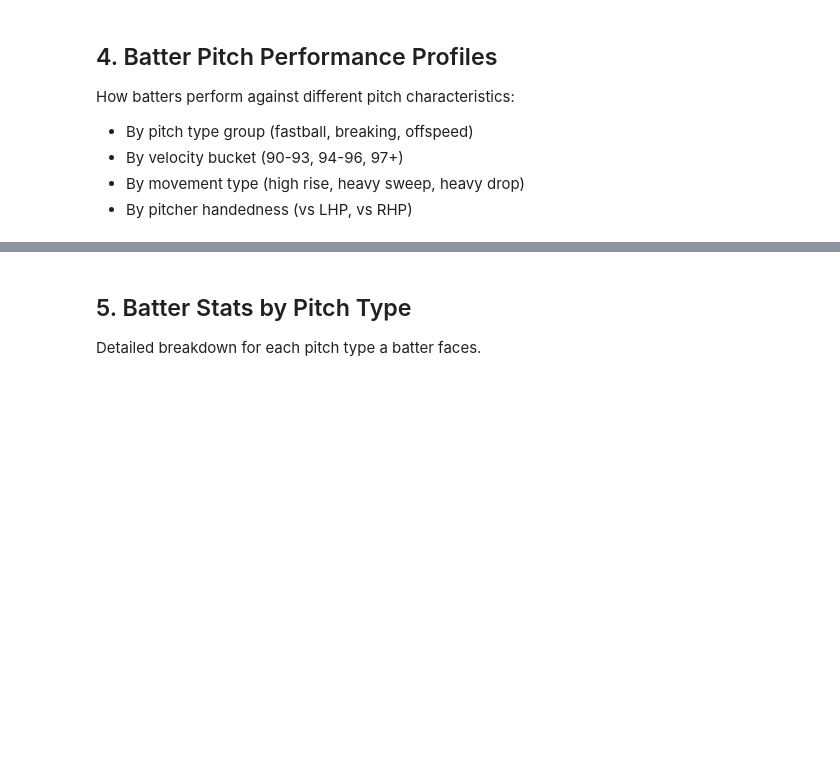
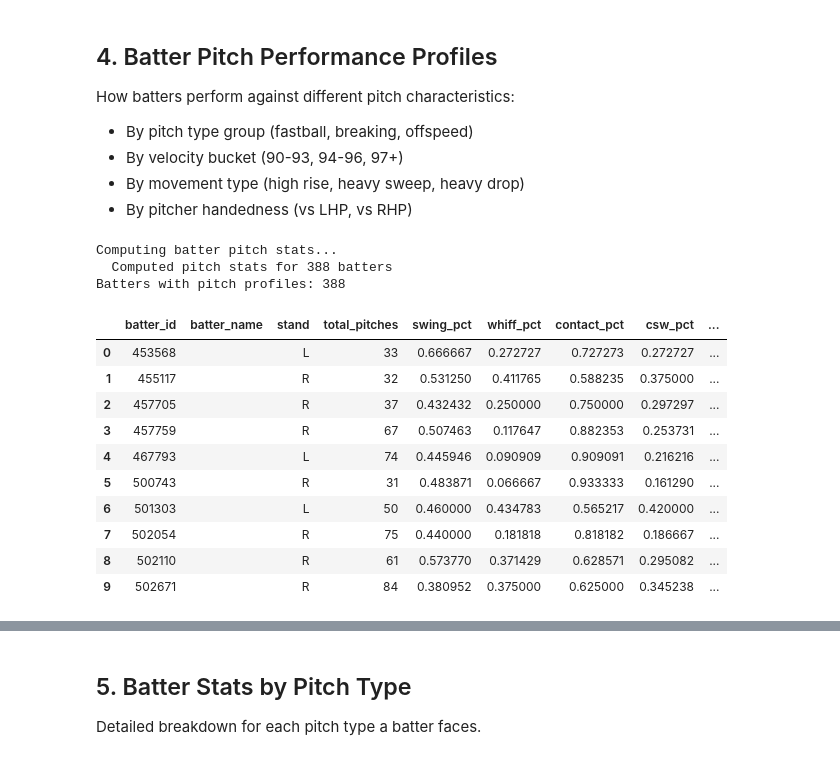
Before and after one commit to mcgillies/PitcherGamePreds, a Jupyter notebook: notebooks/02_advanced_pitch_stats.ipynb, the cells around one changed output, grey strips where cells are left out. Cells and saved outputs as stored; diff of their text form; code cells hidden in the pictures; blank space fills up the shorter version.

```diff
--- a/notebooks/02_advanced_pitch_stats.ipynb
+++ b/notebooks/02_advanced_pitch_stats.ipynb
@@ -159,13 +284,28 @@ How batters perform against different pitch characteristics:
 # %%
 # Get batter pitch profiles
 batter_profiles = get_batter_pitch_stats(
     START_DATE, END_DATE,
-    min_pitches=200,
+    min_pitches=5,
     pitches_df=pitches
 )
 
 print(f"Batters with pitch profiles: {len(batter_profiles)}")
 batter_profiles.head(10)
+# %% [output]
+Computing batter pitch stats...
+  Computed pitch stats for 388 batters
+Batters with pitch profiles: 388
+|  | batter_id | batter_name | stand | total_pitches | swing_pct | whiff_pct | contact_pct | csw_pct | ... |
+| 0 | 453568 |  | L | 33 | 0.666667 | 0.272727 | 0.727273 | 0.272727 | ... |
+| 1 | 455117 |  | R | 32 | 0.531250 | 0.411765 | 0.588235 | 0.375000 | ... |
+| 2 | 457705 |  | R | 37 | 0.432432 | 0.250000 | 0.750000 | 0.297297 | ... |
+| 3 | 457759 |  | R | 67 | 0.507463 | 0.117647 | 0.882353 | 0.253731 | ... |
+| 4 | 467793 |  | L | 74 | 0.445946 | 0.090909 | 0.909091 | 0.216216 | ... |
+| 5 | 500743 |  | R | 31 | 0.483871 | 0.066667 | 0.933333 | 0.161290 | ... |
+| 6 | 501303 |  | L | 50 | 0.460000 | 0.434783 | 0.565217 | 0.420000 | ... |
+| 7 | 502054 |  | R | 75 | 0.440000 | 0.181818 | 0.818182 | 0.186667 | ... |
+| 8 | 502110 |  | R | 61 | 0.573770 | 0.371429 | 0.628571 | 0.295082 | ... |
+| 9 | 502671 |  | R | 84 | 0.380952 | 0.375000 | 0.625000 | 0.345238 | ... |
 # %%
 # All available batter profile columns
 print("Batter profile columns:")
```
Also changed, not shown: parts of 22 cells of this notebook.
